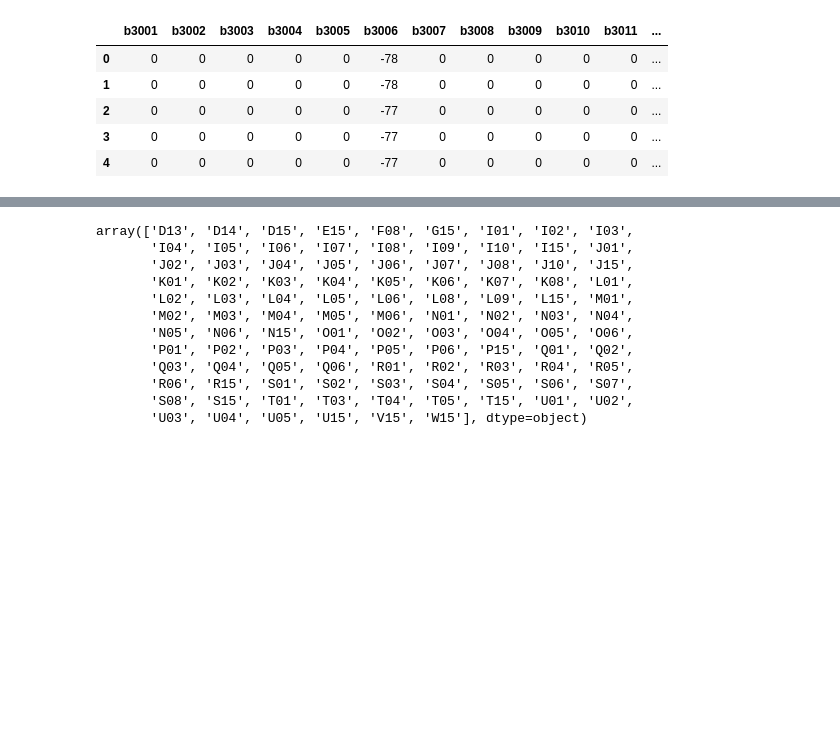
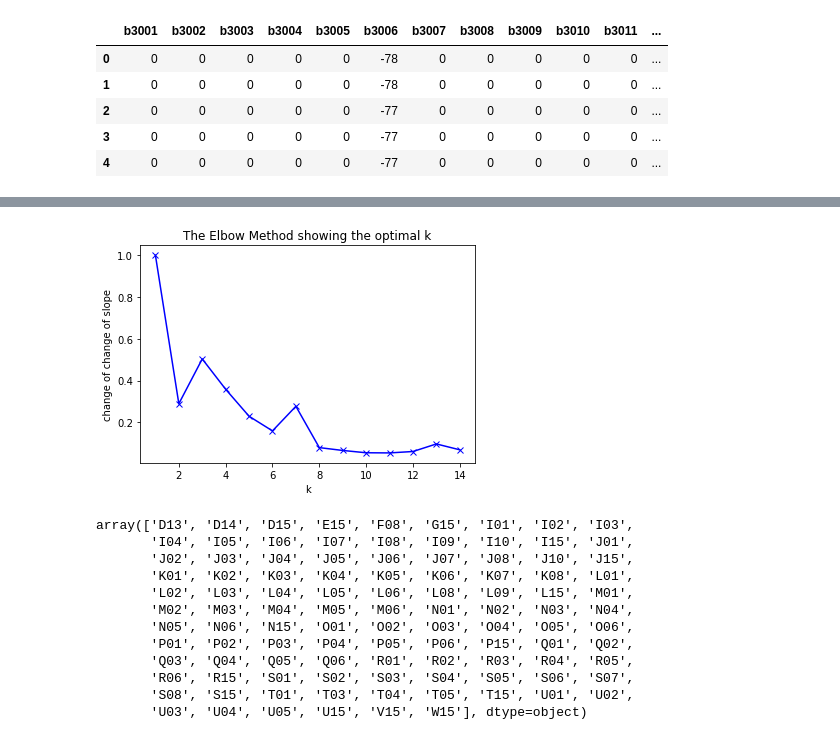
Before and after one commit to shobhitagrawal24/MasterThesis, a Jupyter notebook: Analysis/BLE_RSSI_dataset/EDA.ipynb, the cells around one changed output, grey strips where cells are left out. Drawn from its saved outputs; the diff is of its cells as text; code cells hidden in the pictures; blank space fills up the shorter version.

```diff
--- a/Analysis/BLE_RSSI_dataset/EDA.ipynb
+++ b/Analysis/BLE_RSSI_dataset/EDA.ipynb
@@ -102,3 +146,23 @@ Optimal Number of Clusters = 15
+# %%
+c_c=[]
+c=np.array(c)
+for a in range(0,116):
+    change_change_slope=(c[a] - c[a+1])
+    if change_change_slope > 0:
+        c_c.append(change_change_slope[0])
+c_c_n=[]
+for a in range(0,len(c_c)):
+    crs=c_c[a]/max(c_c)
+    if crs > 0 and crs >0.05:
+        c_c_n.append(crs)
+# %%
+plt.plot(range(1,15),c_c_n,'bx-')
+plt.xlabel('k')
+plt.ylabel('change of change of slope')
+plt.title('The Elbow Method showing the optimal k')
+plt.show()
+# %% [output]
+[figure, added]
 # %%
 np.unique(true_labels)
 # %% [output]
```
Also changed, not shown: parts of 10 cells of this notebook, 5 other files.
